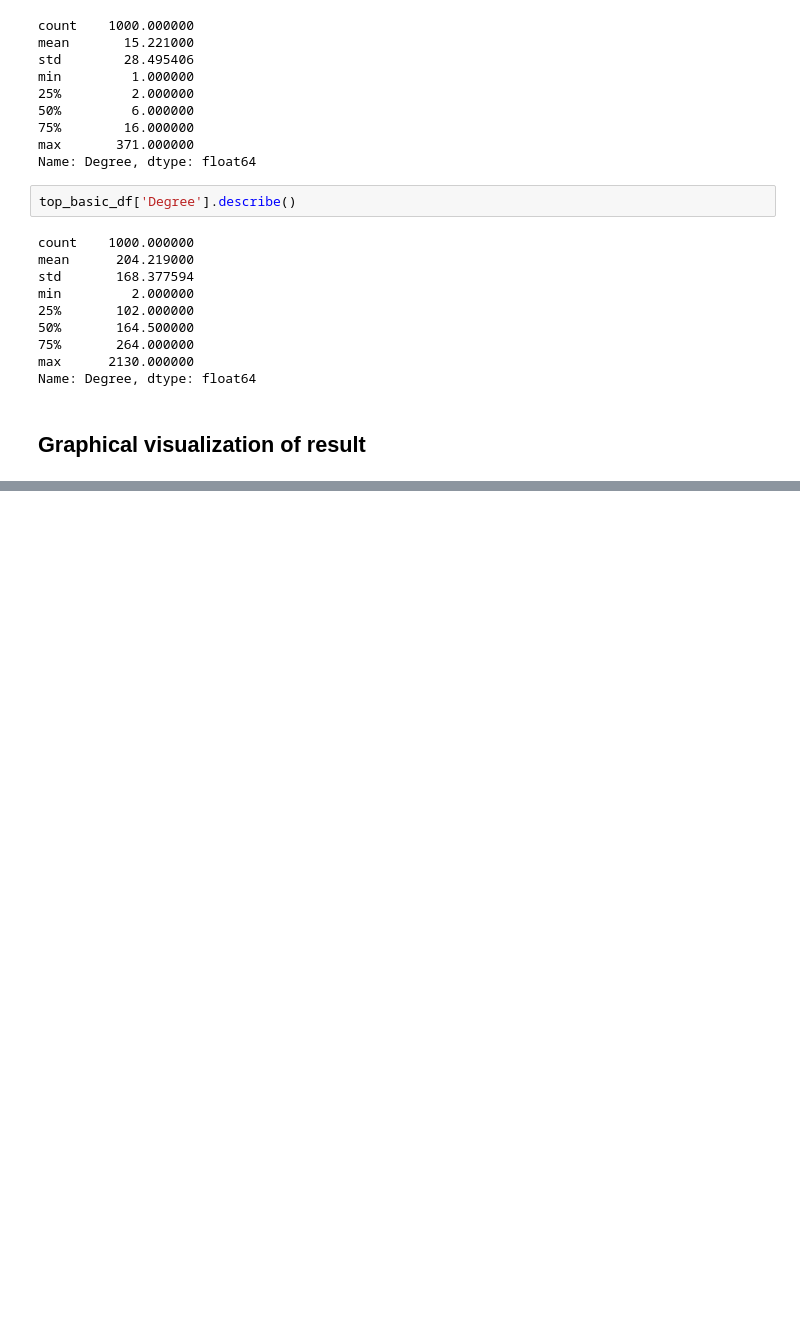
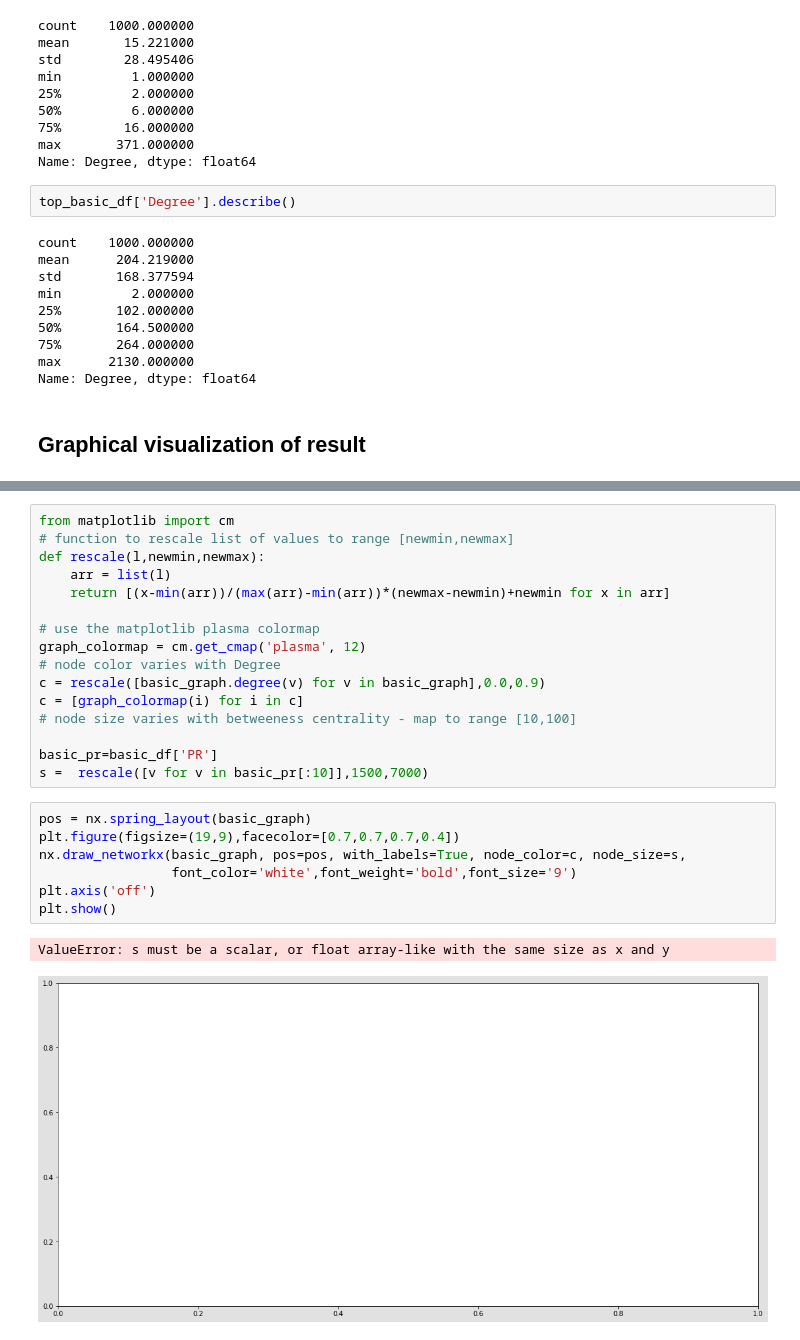
Before and after one commit to tvu00/DS1_Task5-LinkAnalysis, a Jupyter notebook: 5_Evaluation.ipynb, the cells around one changed output, grey strips where cells are left out. Drawn from its saved outputs; the diff is of its cells as text; blank space fills up the shorter version.

```diff
--- a/5_Evaluation.ipynb
+++ b/5_Evaluation.ipynb
@@ -283,0 +286,26 @@ NameError: name 'basic_nodes' is not defined
+# %%
+from matplotlib import cm
+# function to rescale list of values to range [newmin,newmax]
+def rescale(l,newmin,newmax):
+    arr = list(l)
+    return [(x-min(arr))/(max(arr)-min(arr))*(newmax-newmin)+newmin for x in arr]
+
+# use the matplotlib plasma colormap
+graph_colormap = cm.get_cmap('plasma', 12)
+# node color varies with Degree
+c = rescale([basic_graph.degree(v) for v in basic_graph],0.0,0.9)
+c = [graph_colormap(i) for i in c]
+# node size varies with betweeness centrality - map to range [10,100]
+
+basic_pr=basic_df['PR']
+s =  rescale([v for v in basic_pr[:10]],1500,7000)
+# %%
+pos = nx.spring_layout(basic_graph)
+plt.figure(figsize=(19,9),facecolor=[0.7,0.7,0.7,0.4])
+nx.draw_networkx(basic_graph, pos=pos, with_labels=True, node_color=c, node_size=s,
+                 font_color='white',font_weight='bold',font_size='9')
+plt.axis('off')
+plt.show()
+# %% [output]
+ValueError: s must be a scalar, or float array-like with the same size as x and y
+[figure, added]
```
Also changed, not shown: parts of 4 cells of this notebook.
